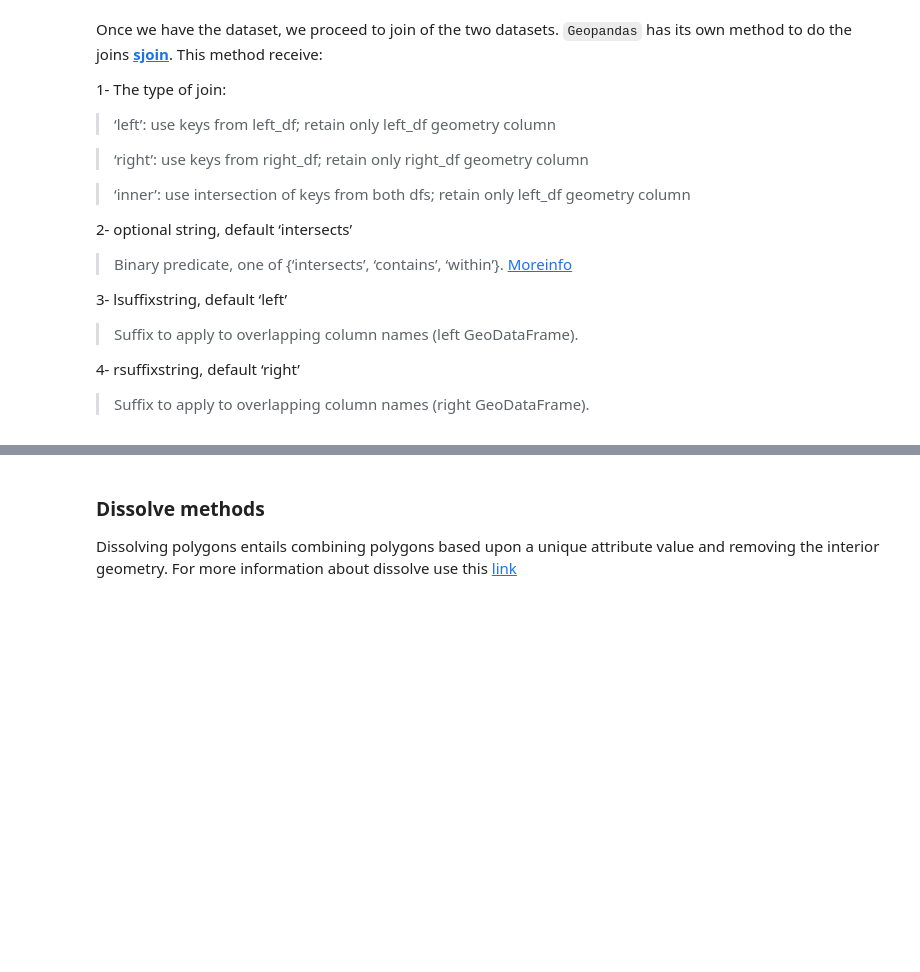
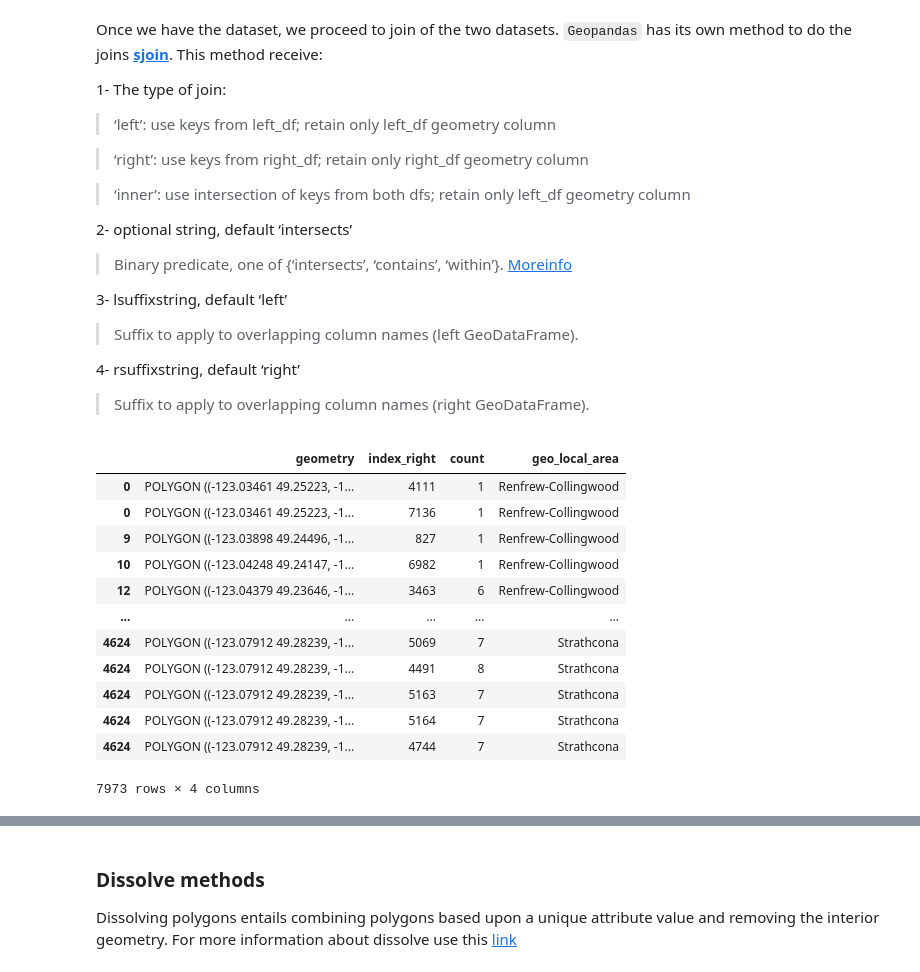
Before and after one commit to AnaAGG/Kepler_maps, a Jupyter notebook: Notebooks/3- Kepler_geojson.ipynb, the cells around one changed output, grey strips where cells are left out. Saved outputs shown, nothing was run; the diff lists cells and outputs as text; code cells hidden in the pictures; blank space fills up the shorter version.

```diff
--- a/Notebooks/3- Kepler_geojson.ipynb
+++ b/Notebooks/3- Kepler_geojson.ipynb
@@ -55,5 +67,7 @@ graffiti.head()
 # %%
 # drop the null data
+block.dropna(inplace=True)
+graffiti.dropna(inplace=True)
 # %% [markdown]
 ## Working with geopandas
 # %% [markdown]
@@ -84,5 +98,22 @@ Once we have the dataset, we proceed to join of the two datasets. `Geopandas` ha
 > Suffix to apply to overlapping column names (right GeoDataFrame).
 # %%
 # join datasets
+graf_block = gpd.sjoin(block, graffiti, how='inner', op='contains')
+# %%
+graf_block
+# %% [output]
+|  | geometry | index_right | count | geo_local_area |
+| 0 | POLYGON ((-123.03461 49.25223, -1... | 4111 | 1 | Renfrew-Collingwood |
+| 0 | POLYGON ((-123.03461 49.25223, -1... | 7136 | 1 | Renfrew-Collingwood |
+| 9 | POLYGON ((-123.03898 49.24496, -1... | 827 | 1 | Renfrew-Collingwood |
+| 10 | POLYGON ((-123.04248 49.24147, -1... | 6982 | 1 | Renfrew-Collingwood |
+| 12 | POLYGON ((-123.04379 49.23646, -1... | 3463 | 6 | Renfrew-Collingwood |
+| ... | ... | ... | ... | ... |
+| 4624 | POLYGON ((-123.07912 49.28239, -1... | 5069 | 7 | Strathcona |
+| 4624 | POLYGON ((-123.07912 49.28239, -1... | 4491 | 8 | Strathcona |
+| 4624 | POLYGON ((-123.07912 49.28239, -1... | 5163 | 7 | Strathcona |
+| 4624 | POLYGON ((-123.07912 49.28239, -1... | 5164 | 7 | Strathcona |
+| 4624 | POLYGON ((-123.07912 49.28239, -1... | 4744 | 7 | Strathcona |
+7973 rows × 4 columns
 # %%
 # Now, we reset the index
```
Also changed, not shown: parts of 7 cells of this notebook, 7 other files.
